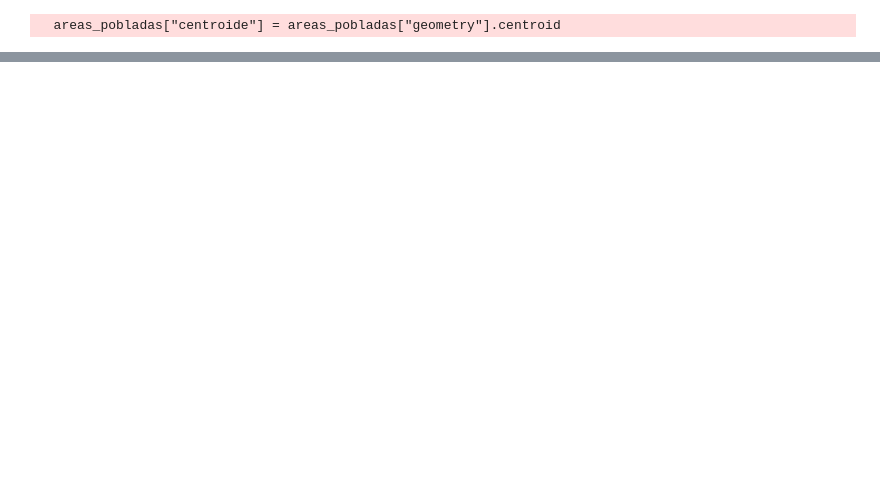
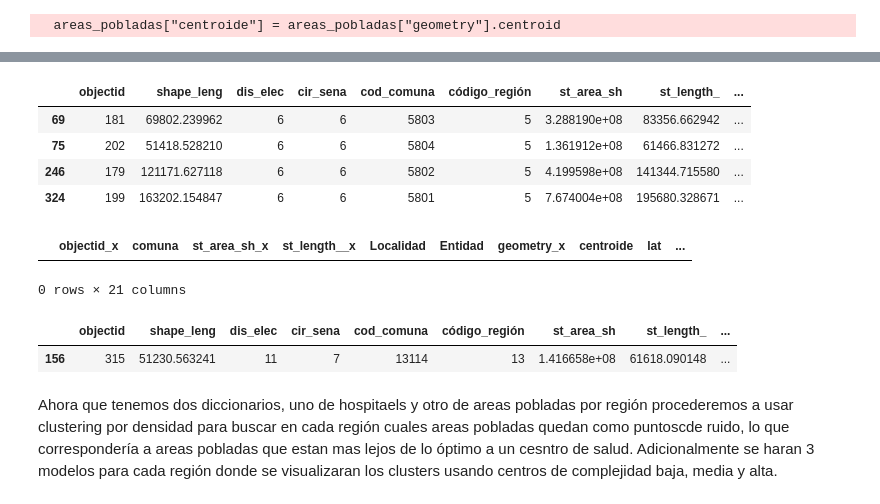
Before and after one commit to Utmite/imt2200-project, a Jupyter notebook: src/base/base.ipynb, the cells around one changed output, grey strips where cells are left out. Cells and saved outputs as stored; diff of their text form; code cells hidden in the pictures; blank space fills up the shorter version.

```diff
--- a/src/base/base.ipynb
+++ b/src/base/base.ipynb
@@ -261,0 +350,9 @@ comunas_bcn
+# %%
+#visualizamos los datos que faltan para qulpué
+comunas[comunas['Provincia']=='Marga Marga']
+# %% [output]
+|  | objectid | shape_leng | dis_elec | cir_sena | cod_comuna | código_región | st_area_sh | st_length_ | ... |
+| 69 | 181 | 69802.239962 | 6 | 6 | 5803 | 5 | 3.288190e+08 | 83356.662942 | ... |
+| 75 | 202 | 51418.528210 | 6 | 6 | 5804 | 5 | 1.361912e+08 | 61466.831272 | ... |
+| 246 | 179 | 121171.627118 | 6 | 6 | 5802 | 5 | 4.199598e+08 | 141344.715580 | ... |
+| 324 | 199 | 163202.154847 | 6 | 6 | 5801 | 5 | 7.674004e+08 | 195680.328671 | ... |
@@ -261,0 +363,10 @@ comunas_bcn
+# %%
+areas_pobladas_expandido[areas_pobladas_expandido['nombre_región'].isna()]#todas las comunas en el merge ahora estan asignadas correctamente
+# %% [output]
+|  | objectid_x | comuna | st_area_sh_x | st_length__x | Localidad | Entidad | geometry_x | centroide | lat | ... |
+0 rows × 21 columns
+# %%
+comunas[comunas['comuna']=='Las Condes']
+# %% [output]
+|  | objectid | shape_leng | dis_elec | cir_sena | cod_comuna | código_región | st_area_sh | st_length_ | ... |
+| 156 | 315 | 51230.563241 | 11 | 7 | 13114 | 13 | 1.416658e+08 | 61618.090148 | ... |
@@ -261,0 +378,2 @@ comunas_bcn
+# %% [markdown]
+Ahora que tenemos dos diccionarios, uno de hospitaels y otro de areas pobladas por región procederemos a usar clustering por densidad para buscar en cada región cuales areas pobladas quedan como puntoscde ruido, lo que correspondería a areas pobladas que estan mas lejos de lo óptimo a un cesntro de salud. Adicionalmente se haran 3 modelos para cada región donde se visualizaran los clusters usando centros de complejidad baja, media y alta.
```
Also changed, not shown: parts of 29 cells of this notebook, 10 other files.
